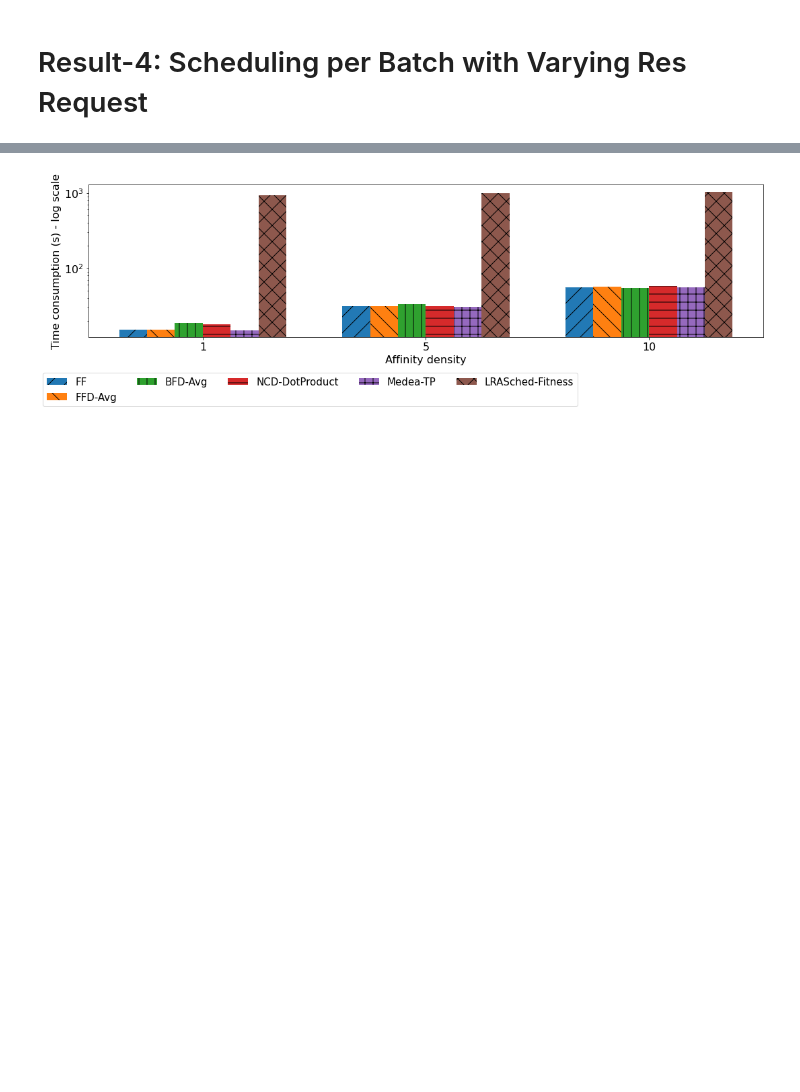
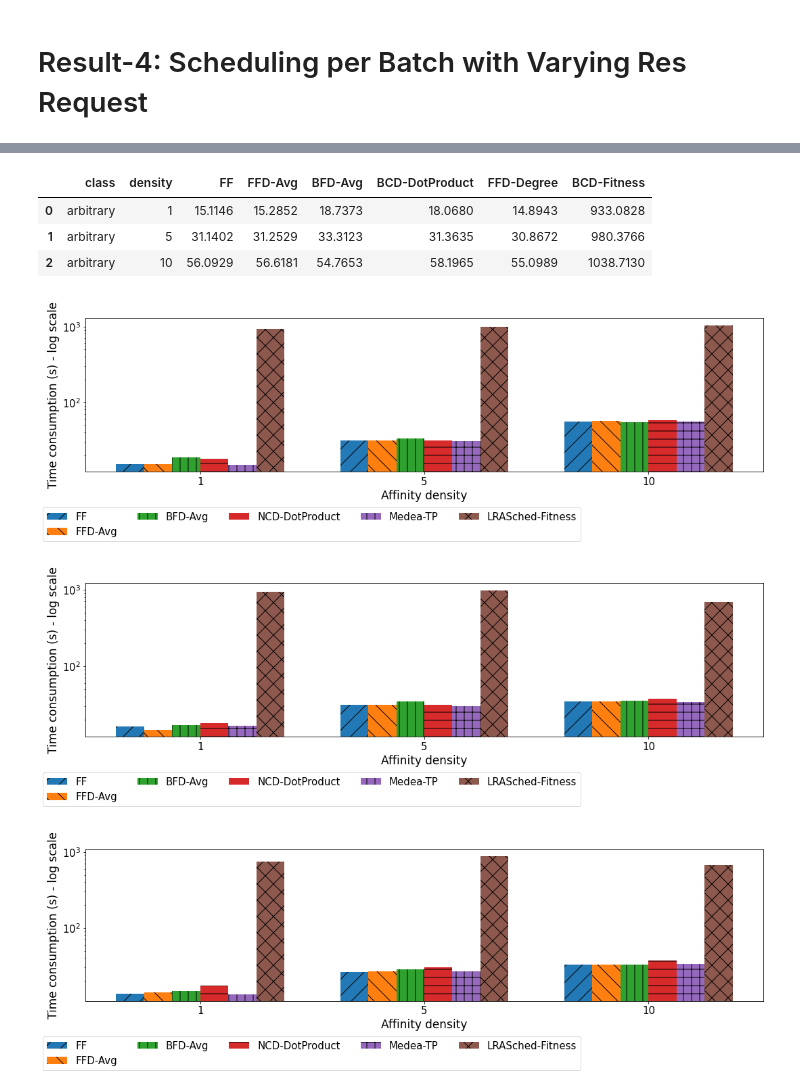
Before and after one commit to DSSGroup-Leeds/LRA-binpacking-expe, a Jupyter notebook: data/analysis_scripts/exp_result_analysis.ipynb, the cells around one changed output, grey strips where cells are left out. Saved outputs shown, nothing was run; the diff lists cells and outputs as text; code cells hidden in the pictures; blank space fills up the shorter version.

```diff
--- a/data/analysis_scripts/exp_result_analysis.ipynb
+++ b/data/analysis_scripts/exp_result_analysis.ipynb
@@ -277,7 +363,7 @@ scalab_time.columns = ['class', 'density'] + df_scalab_column_names
 # %%
-#for c in classes:
-c = "arbitrary"
-fig = plot_barchart(scalab_eps, c, df_scalab_column_names, "Number of submitted LRAs", 'Error to lower bound')
-filename = f"{proj_path}/plots/scalabilityTS_result_{c}.pdf"
-fig.savefig(filename)
+for c in classes:
+#c = "arbitrary"
+    fig = plot_barchart(scalab_eps, c, df_scalab_column_names, "Number of submitted LRAs", 'Error to lower bound')
+    filename = f"{proj_path}/plots/scalabilityTS_result_{c}.pdf"
+    fig.savefig(filename)
 # %% [output]
@@ -285,8 +387,8 @@ fig.savefig(filename)
 # %%
-#for c in classes:
-c = "arbitrary"
-fig = plot_barchart(scalab_time, c, df_scalab_column_names, "Number of submitted LRAs", 'Time consumption (s)')
+for c in classes:
+#c = "arbitrary"
+    fig = plot_barchart(scalab_time, c, df_scalab_column_names, "Number of submitted LRAs", 'Time consumption (s)')
 
-filename = f"{proj_path}/plots/scalabilityTS_time_{c}.pdf"
-fig.savefig(filename)
+    filename = f"{proj_path}/plots/scalabilityTS_time_{c}.pdf"
+    fig.savefig(filename)
 # %% [output]
@@ -301,8 +412,8 @@ batch_time.columns = ['class', 'density'] + df_batch_column_names
 # %%
-#for c in classes:
-c = "arbitrary"
-fig = plot_barchart(batch_eps, c, df_batch_column_names, "Affinity density", 'Error to lower bound')
+for c in classes:
+#c = "arbitrary"
+    fig = plot_barchart(batch_eps, c, df_batch_column_names, "Affinity density", 'Error to lower bound')
 
-filename = f"{proj_path}/plots/batchTS_result_{c}.pdf"
-fig.savefig(filename)
+    filename = f"{proj_path}/plots/batchTS_result_{c}.pdf"
+    fig.savefig(filename)
 # %% [output]
@@ -310,10 +423,19 @@ fig.savefig(filename)
+# %%
+batch_time[batch_time['class'] == 'arbitrary'].sort_values(by='density')
+# %% [output]
+|  | class | density | FF | FFD-Avg | BFD-Avg | BCD-DotProduct | FFD-Degree | BCD-Fitness |
+| 0 | arbitrary | 1 | 15.1146 | 15.2852 | 18.7373 | 18.0680 | 14.8943 | 933.0828 |
+| 1 | arbitrary | 5 | 31.1402 | 31.2529 | 33.3123 | 31.3635 | 30.8672 | 980.3766 |
+| 2 | arbitrary | 10 | 56.0929 | 56.6181 | 54.7653 | 58.1965 | 55.0989 | 1038.7130 |
 # %%
-#for c in classes:
-c = "arbitrary"
-fig = plot_barchart(batch_time, c, df_batch_column_names, "Affinity density",
-                    'Time consumption (s) - log scale', True)
+for c in classes:
+#c = "arbitrary"
+    fig = plot_barchart(batch_time, c, df_batch_column_names, "Affinity density",
+                        'Time consumption (s) - log scale', True)
 
-filename = f"{proj_path}/plots/batchTS_time_{c}.pdf"
-fig.savefig(filename)
+    filename = f"{proj_path}/plots/batchTS_time_{c}.pdf"
+    fig.savefig(filename)
 # %% [output]
-[figure, old version]
+[figure, new version]
+[figure, added]
+[figure, added]
```
Also changed, not shown: parts of 24 cells of this notebook, 36 other files.
